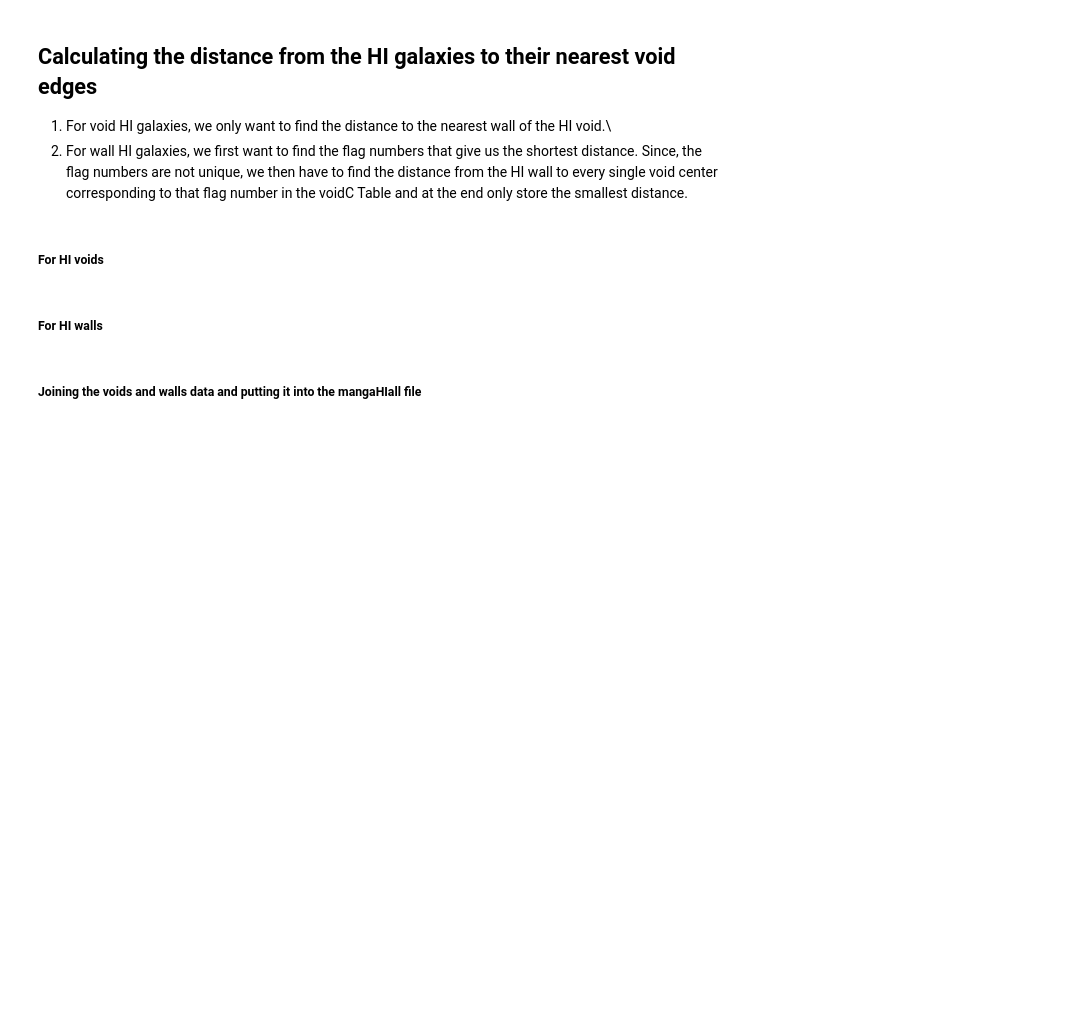
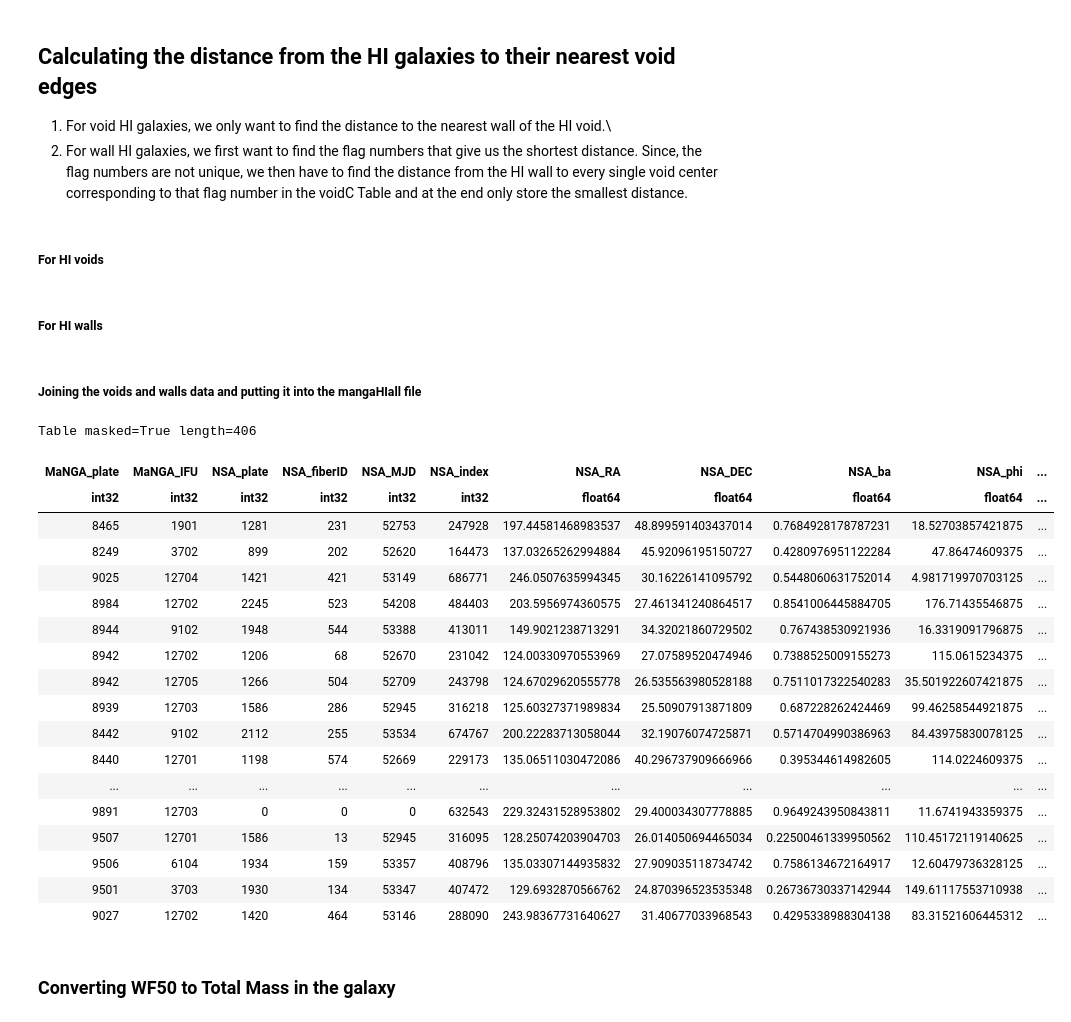
Before and after one commit to usiam/Summer-20_Galactic-Rotation-Curves-And-Dark-Matter, a Jupyter notebook: 12. Nearest_neighbor_to_void_edges.ipynb, the cells around one changed output. Cells and saved outputs as stored; diff of their text form; code cells hidden in the pictures; blank space fills up the shorter version.

Commit message:
Calculation to convert wf50 to normalized mtotal added

```diff
--- a/12. Nearest_neighbor_to_void_edges.ipynb
+++ b/12. Nearest_neighbor_to_void_edges.ipynb
@@ -118,3 +118,27 @@ for i in range(len(walls_data)):
 ##### Joining the voids and walls data and putting it into the mangaHIall file
 # %%
 mangaHIall = vstack([walls_data, voids_data])
+# %%
+mangaHIall
+# %% [output]
+Table masked=True length=406
+| MaNGA_plate | MaNGA_IFU | NSA_plate | NSA_fiberID | NSA_MJD | NSA_index | NSA_RA | NSA_DEC | NSA_ba | NSA_phi | ... |
+| int32 | int32 | int32 | int32 | int32 | int32 | float64 | float64 | float64 | float64 | ... |
+| 8465 | 1901 | 1281 | 231 | 52753 | 247928 | 197.44581468983537 | 48.899591403437014 | 0.7684928178787231 | 18.52703857421875 | ... |
+| 8249 | 3702 | 899 | 202 | 52620 | 164473 | 137.03265262994884 | 45.92096195150727 | 0.4280976951122284 | 47.86474609375 | ... |
+| 9025 | 12704 | 1421 | 421 | 53149 | 686771 | 246.0507635994345 | 30.16226141095792 | 0.5448060631752014 | 4.981719970703125 | ... |
+| 8984 | 12702 | 2245 | 523 | 54208 | 484403 | 203.5956974360575 | 27.461341240864517 | 0.8541006445884705 | 176.71435546875 | ... |
+| 8944 | 9102 | 1948 | 544 | 53388 | 413011 | 149.9021238713291 | 34.32021860729502 | 0.767438530921936 | 16.3319091796875 | ... |
+| 8942 | 12702 | 1206 | 68 | 52670 | 231042 | 124.00330970553969 | 27.07589520474946 | 0.7388525009155273 | 115.0615234375 | ... |
+| 8942 | 12705 | 1266 | 504 | 52709 | 243798 | 124.67029620555778 | 26.535563980528188 | 0.7511017322540283 | 35.501922607421875 | ... |
+| 8939 | 12703 | 1586 | 286 | 52945 | 316218 | 125.60327371989834 | 25.50907913871809 | 0.687228262424469 | 99.46258544921875 | ... |
+| 8442 | 9102 | 2112 | 255 | 53534 | 674767 | 200.22283713058044 | 32.19076074725871 | 0.5714704990386963 | 84.43975830078125 | ... |
+| 8440 | 12701 | 1198 | 574 | 52669 | 229173 | 135.06511030472086 | 40.296737909666966 | 0.395344614982605 | 114.0224609375 | ... |
+| ... | ... | ... | ... | ... | ... | ... | ... | ... | ... | ... |
+| 9891 | 12703 | 0 | 0 | 0 | 632543 | 229.32431528953802 | 29.400034307778885 | 0.9649243950843811 | 11.6741943359375 | ... |
+| 9507 | 12701 | 1586 | 13 | 52945 | 316095 | 128.25074203904703 | 26.014050694465034 | 0.22500461339950562 | 110.45172119140625 | ... |
+| 9506 | 6104 | 1934 | 159 | 53357 | 408796 | 135.03307144935832 | 27.909035118734742 | 0.7586134672164917 | 12.60479736328125 | ... |
+| 9501 | 3703 | 1930 | 134 | 53347 | 407472 | 129.6932870566762 | 24.870396523535348 | 0.26736730337142944 | 149.61117553710938 | ... |
+| 9027 | 12702 | 1420 | 464 | 53146 | 288090 | 243.98367731640627 | 31.40677033968543 | 0.4295338988304138 | 83.31521606445312 | ... |
+# %% [markdown]
+### Converting WF50 to Total Mass in the galaxy
```
Also changed, not shown: parts of 7 cells of this notebook.
